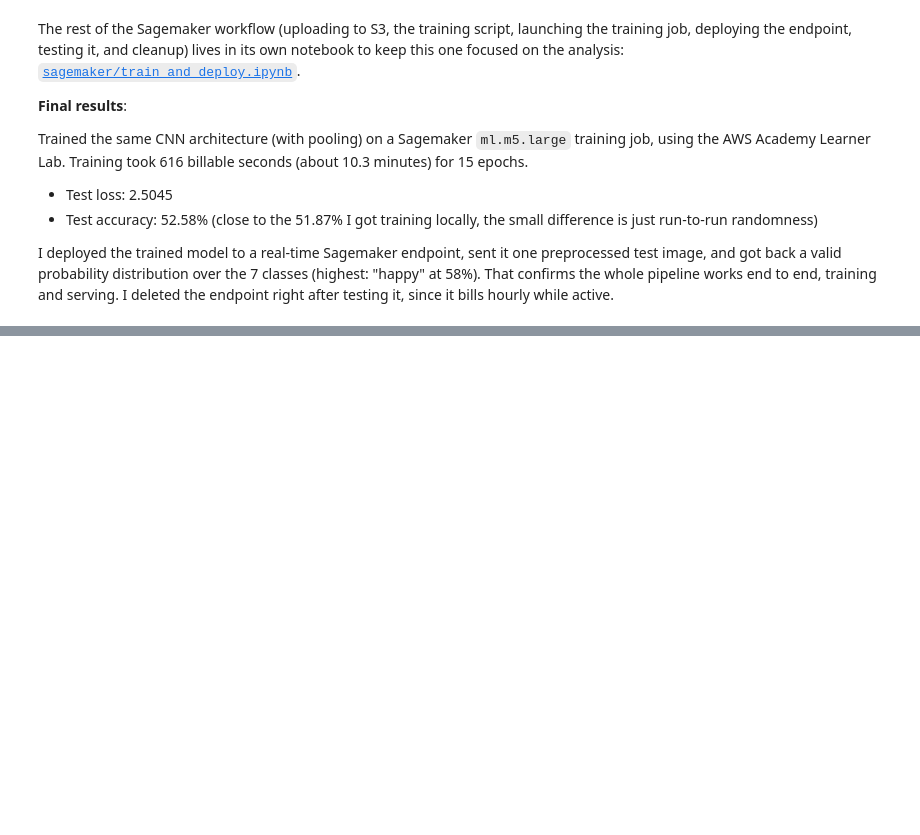
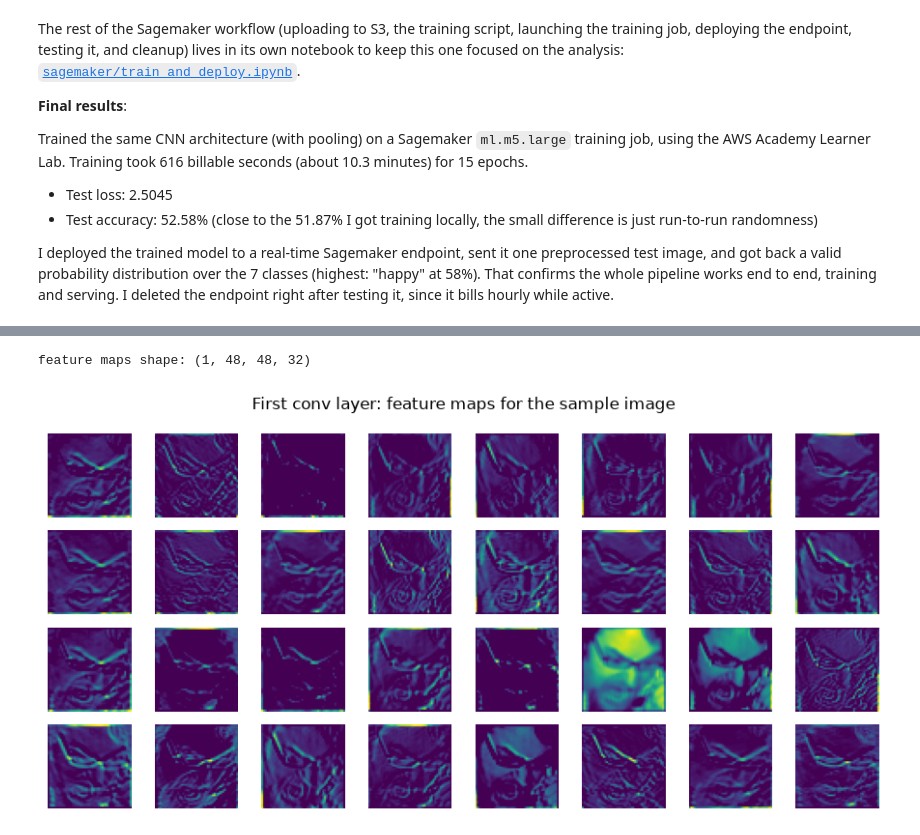
Before and after one commit to marianamalagon11/TDSE_NeuralNetworks, a Jupyter notebook: neuralNetworks_emotion_classification.ipynb, the cells around one changed output, grey strips where cells are left out. Drawn from its saved outputs; the diff is of its cells as text; code cells hidden in the pictures; blank space fills up the shorter version.

```diff
--- a/neuralNetworks_emotion_classification.ipynb
+++ b/neuralNetworks_emotion_classification.ipynb
@@ -648,0 +692,17 @@ I deployed the trained model to a real-time Sagemaker endpoint, sent it one prep
+# %%
+from tensorflow.keras import Model
+
+first_layer_model = Model(inputs=cnn_model.inputs, outputs=cnn_model.layers[0].output)
+feature_maps = first_layer_model.predict(sample_image, verbose=0)
+print("feature maps shape:", feature_maps.shape)
+
+fig, axes = plt.subplots(4, 8, figsize=(9, 4.5))
+for i, ax in enumerate(axes.flat):
+    ax.imshow(feature_maps[0, :, :, i], cmap="viridis")
+    ax.axis("off")
+plt.suptitle("First conv layer: feature maps for the sample image")
+plt.tight_layout()
+plt.show()
+# %% [output]
+feature maps shape: (1, 48, 48, 32)
+[figure, added]
```
Also changed, not shown: parts of 16 cells of this notebook.
